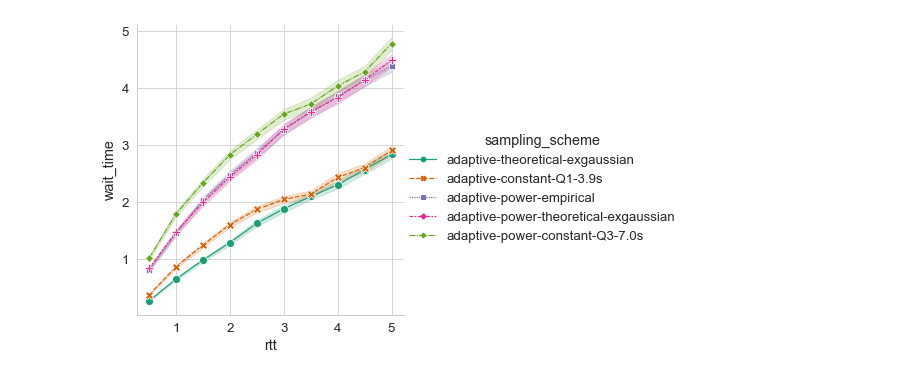
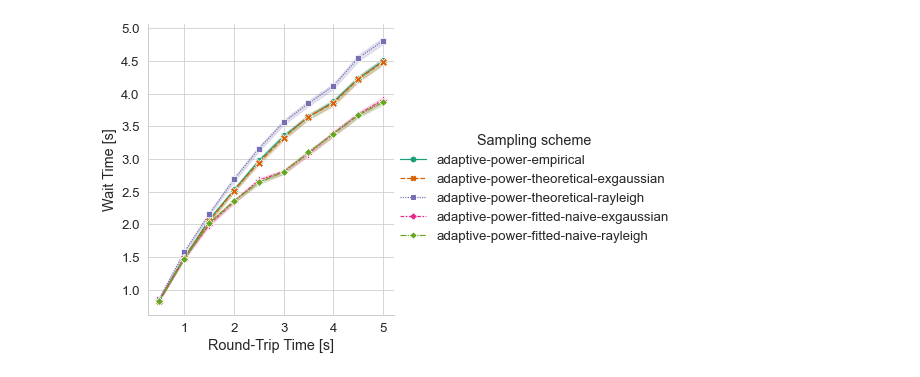
Before and after one commit to vnmo/EdgeDroid2, a Jupyter notebook: analysis/scaling_rtt_sampling_detail.ipynb, the cells around one changed output. Cells and saved outputs as stored; diff of their text form; code cells hidden in the pictures.

```diff
--- a/analysis/scaling_rtt_sampling_detail.ipynb
+++ b/analysis/scaling_rtt_sampling_detail.ipynb
@@ -21,17 +21,13 @@ results["sampling_scheme"] = results["sampling_scheme"].astype(
          'adaptive-empirical',
          'adaptive-theoretical-exgaussian',
          'adaptive-theoretical-rayleigh',
-         'adaptive-fitted-naive',
-         'adaptive-constant-Q1-3.9s',
-         'adaptive-constant-Q2-5.2s',
-         'adaptive-constant-Q3-7.0s',
+         'adaptive-fitted-naive-exgaussian',
+         'adaptive-fitted-naive-rayleigh',
          'adaptive-power-empirical',
          'adaptive-power-theoretical-exgaussian',
          'adaptive-power-theoretical-rayleigh',
-         'adaptive-power-fitted-naive',
-         'adaptive-power-constant-Q1-3.9s',
-         'adaptive-power-constant-Q2-5.2s',
-         'adaptive-power-constant-Q3-7.0s',
+         'adaptive-power-fitted-naive-exgaussian',
+         'adaptive-power-fitted-naive-rayleigh',
          'periodic-1.0s',
          'periodic-3.0s',
          'periodic-5.0s',
@@ -144,4 +149,7 @@ plt.show()
 # %%
-ideal_energies_maxrtt = results.loc[(results["rtt"] == results["rtt"].max()) & (results["sampling_scheme"] == "ideal"), "energy"]
-ideal_energies_maxrtt
+import numpy as np
+
+energies_maxrtt = results.loc[(results["rtt"] == results["rtt"].max())].groupby(["sampling_class", "sampling_scheme"])["energy"].describe(percentiles=[])
+energies_maxrtt["var"] = np.square(energies_maxrtt["std"])
+energies_maxrtt
 # %% [output]
@@ -159,0 +174,21 @@ Name: energy, Length: 1350, dtype: float64
+# %%
+import scipy.stats as stats
+ix = pd.IndexSlice
+
+# calculate the 95% CI for the difference between the means wrt to the ideal case
+ideal_mean = energies_maxrtt.loc[ix["reference", "ideal"], "mean"]
+ideal_var = energies_maxrtt.loc[ix["reference", "ideal"], "var"]
+sample_size = results[(results["rtt"] == results["rtt"].max())].groupby("sampling_scheme").size().unique().take(0)
+
+mean_diff = energies_maxrtt["mean"] - ideal_mean
+t_critical = stats.t.ppf(q=0.95, df=sample_size + sample_size - 2)
+spooled_variance = (((sample_size - 1) * np.square(energies_maxrtt["var"])) + ((sample_size - 1) * np.square(ideal_var))) / (sample_size + sample_size - 2)
+
+t_factor = t_critical * np.sqrt(2 * np.square(spooled_variance) / sample_size)
+
+energies_maxrtt["mean_diff_ideal"] = mean_diff
+energies_maxrtt["mean_diff_ideal_95ci"] = t_factor
+
+energies_maxrtt["mean_diff_ideal_percent"] = mean_diff / ideal_mean
+energies_maxrtt["mean_diff_ideal_95ci_percent"] = t_factor / ideal_mean
+energies_maxrtt
@@ -215,4 +242,4 @@ del reldiffs_wrt_ideal_max_rtt
 # %%
-best_schemes = scheme_order[-5:]
+best_schemes = plot_data.sort_values("mean_diff_ideal", ascending=False)["sampling_scheme"][-5:]
 best_schemes
 # %% [output]
@@ -242,15 +271,17 @@ results_best
 # %%
 fg = sns.relplot(
     kind="line",
     errorbar=("ci", 95),
     data=results_best,
     x="rtt",
     y="wait_time",
     hue="sampling_scheme",
     style="sampling_scheme",
     markers=True,
     markersize=8,
 )
+fg.set_axis_labels("Round-Trip Time [s]", "Wait Time [s]")
+fg.legend.set_title("Sampling scheme")
 plt.show()
 # %% [output]
-[figure, old version]
+[figure, new version]
```
Also changed, not shown: parts of 9 cells of this notebook, 20 other files.
